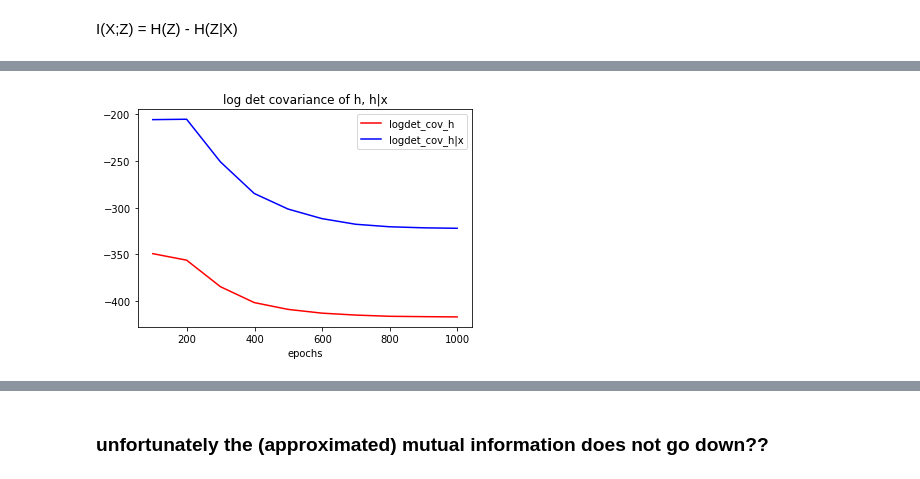
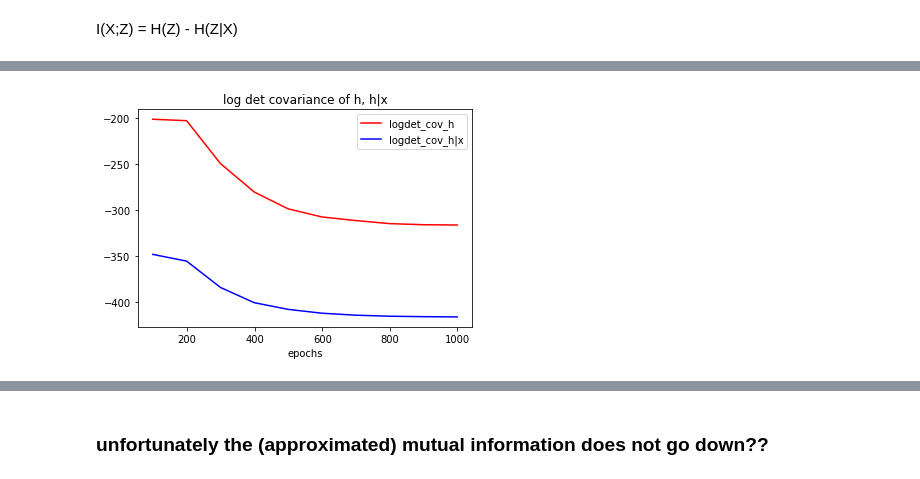
Before and after one commit to rattaoup/pytorch-simclr, a Jupyter notebook: week1_plot2.ipynb, the cells around one changed output, grey strips where cells are left out. Saved outputs shown, nothing was run; the diff lists cells and outputs as text; code cells hidden in the pictures.

```diff
--- a/week1_plot2.ipynb
+++ b/week1_plot2.ipynb
@@ -416,7 +416,7 @@ plot_diff(logdet_cov_h_train, logdet_cov_h_giv_x_train, title = 'log det cov h -
 # %%
-my_plot2(logdet_cov_h_giv_x_train,logdet_cov_h_train, label2 = 'logdet_cov_h|x', label1 = 'logdet_cov_h', title = 'log det covariance of h, h|x')
+my_plot2(logdet_cov_h_train,logdet_cov_h_giv_x_train, label2 = 'logdet_cov_h|x', label1 = 'logdet_cov_h', title = 'log det covariance of h, h|x')
 # %% [output]
-[figure, old version]
+[figure, new version]
 # %%
 plot_same_start(logdet_cov_h_train, logdet_cov_h_giv_x_train, title = 'log det covariance of h, h|x(same start)',
                label1 = 'logdet_cov_h', label2 = 'logdet_cov_h|x')
```
Also changed, not shown: parts of 15 cells of this notebook.
